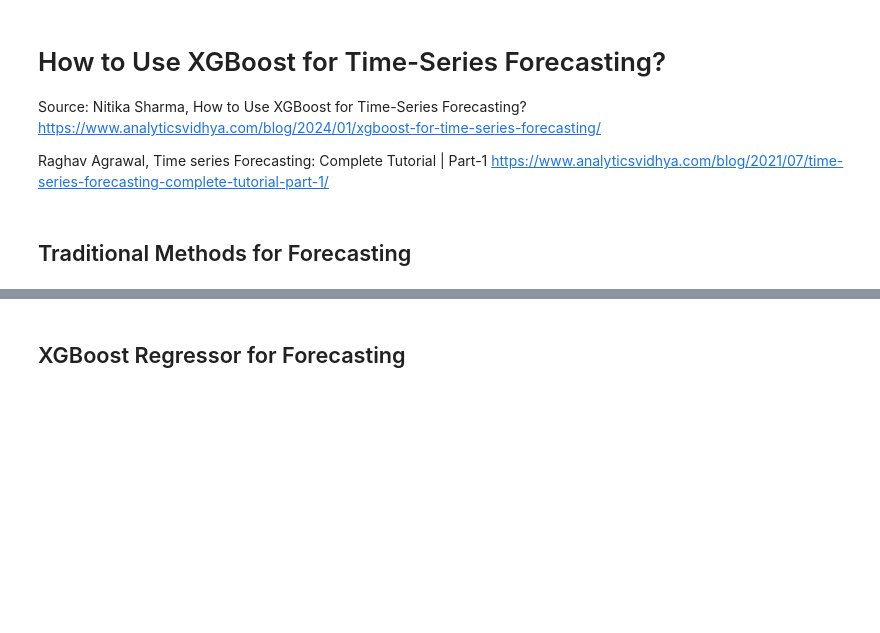
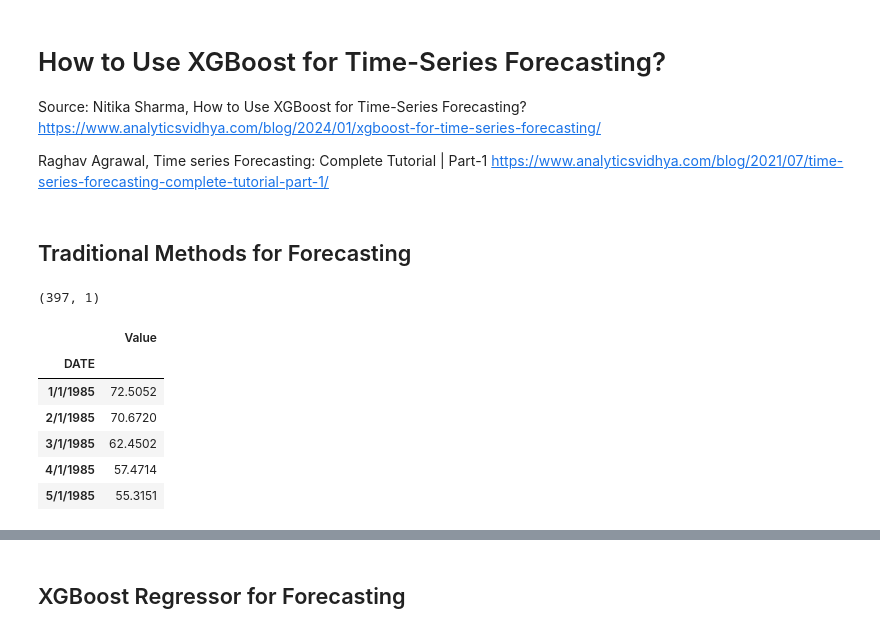
Before and after one commit to mjgrav2001/PredictiveAnalytics, a Jupyter notebook: Week5/XGBoost_for_TimeSeries.ipynb, the cells around one changed output, grey strips where cells are left out. Cells and saved outputs as stored; diff of their text form; code cells hidden in the pictures; blank space fills up the shorter version.

```diff
--- a/Week5/XGBoost_for_TimeSeries.ipynb
+++ b/Week5/XGBoost_for_TimeSeries.ipynb
@@ -11,13 +11,21 @@ https://www.analyticsvidhya.com/blog/2021/07/time-series-forecasting-complete-tu
 ## Traditional Methods for Forecasting
 # %%
 # Step 1: Load the data:
-#import numpy as np # linear algebra
+import numpy as np # linear algebra
 import pandas as pd
 import matplotlib.pyplot as plt
-#from statsmodels.tsa.api import ExponentialSmoothing, SimpleExpSmoothing, Holt
+from statsmodels.tsa.api import ExponentialSmoothing, SimpleExpSmoothing, Holt
 
-df = pd.read_csv("Electric_Production.csv", header=0, index_col=0)
-plt.plot(df[1:50]["Value"])
-plt.xticks(rotation=30)
-plt.figure(figsize = (20, 10))
-plt.show()
+df = pd.read_csv("data/Electric_Production.csv", header=0, index_col=0)
+df.rename(columns={'IPG2211A2N': 'Value'}, inplace=True)
+print(df.shape)
+df.head()
+# %% [output]
+(397, 1)
+|  | Value |
+| DATE |  |
+| 1/1/1985 | 72.5052 |
+| 2/1/1985 | 70.6720 |
+| 3/1/1985 | 62.4502 |
+| 4/1/1985 | 57.4714 |
+| 5/1/1985 | 55.3151 |
```
Also changed, not shown: parts of 28 cells of this notebook.
